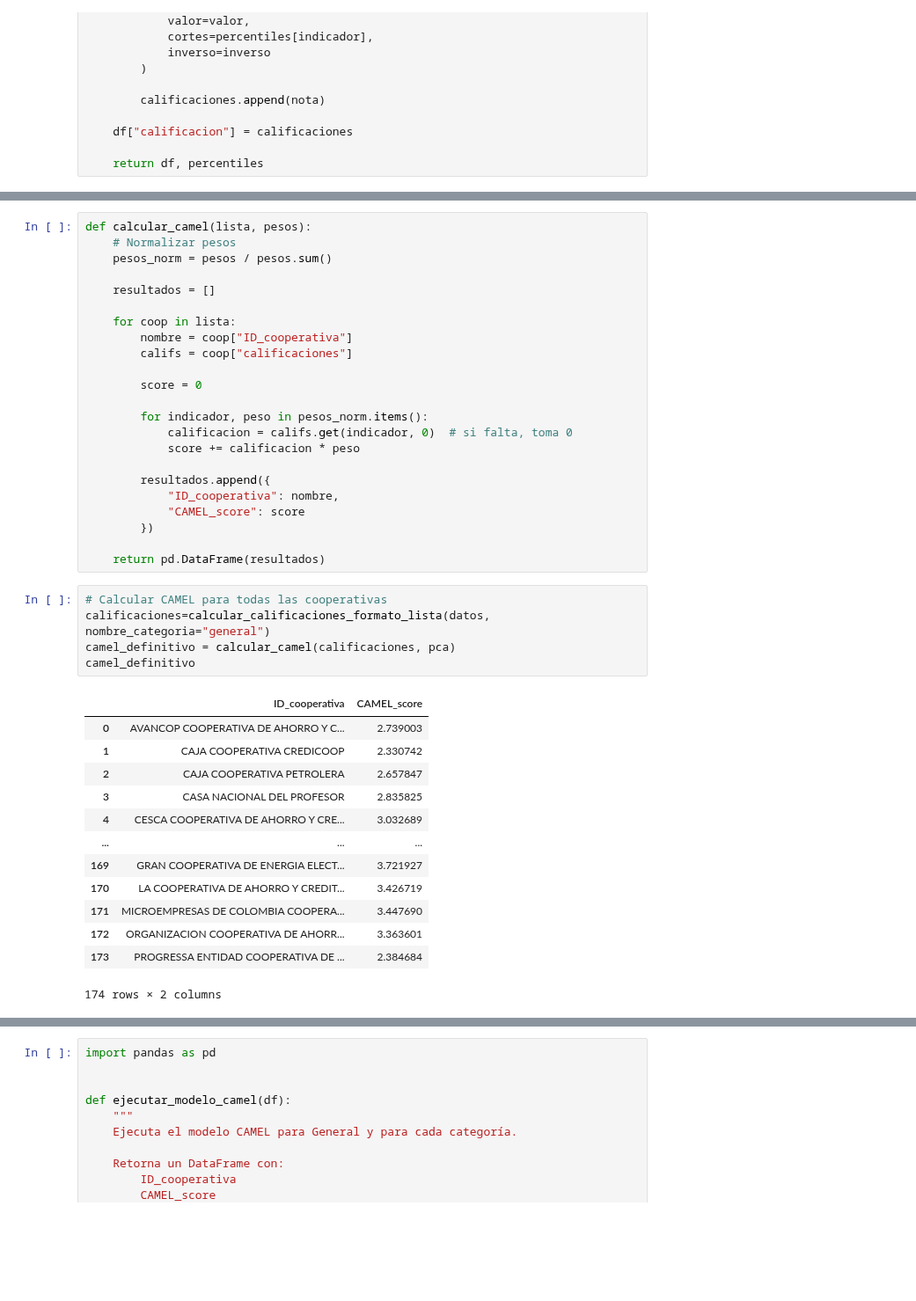
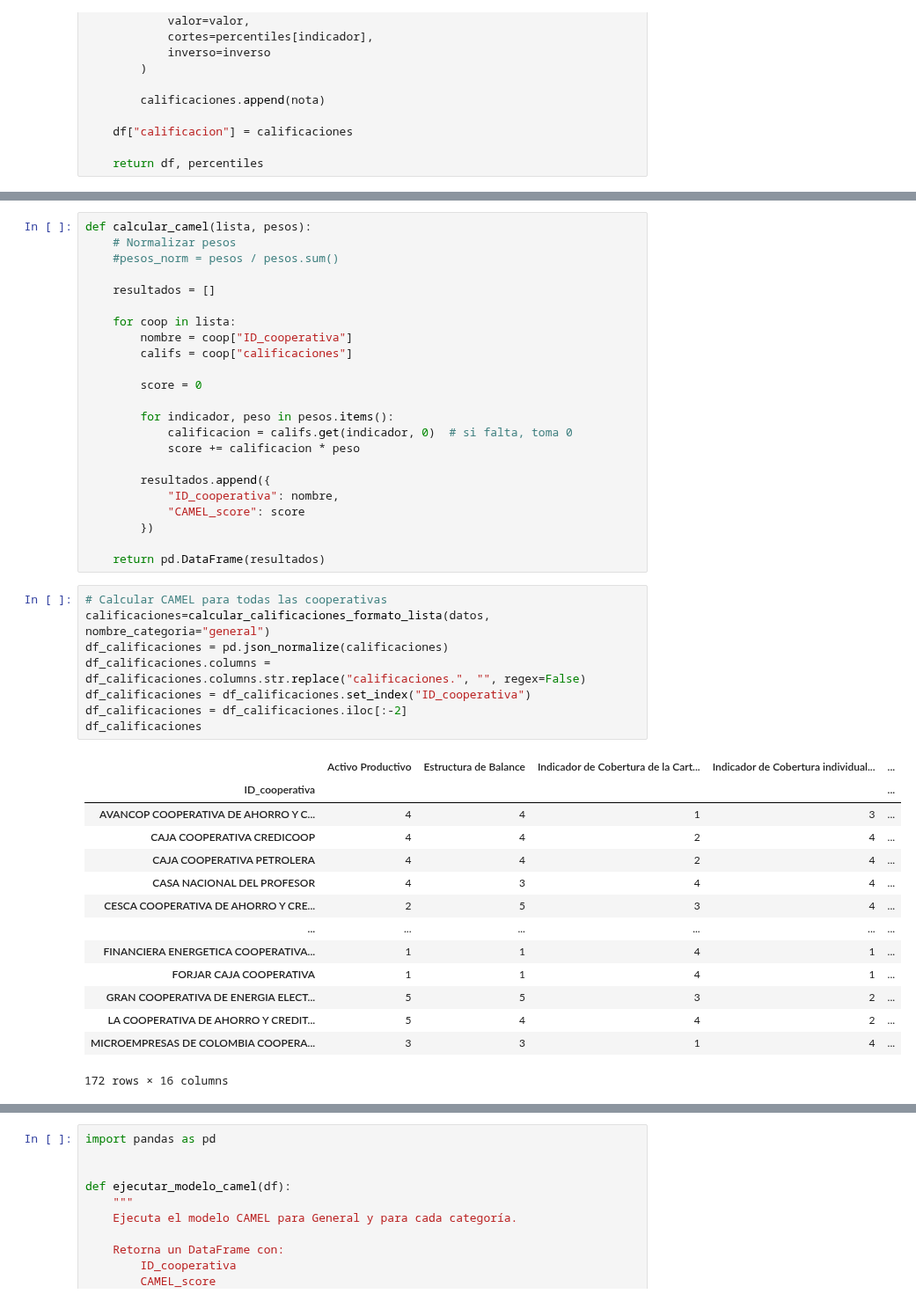
Before and after one commit to jhquiza/proyecto-riesgos, a Jupyter notebook: camel/9.Resultado_modelo_CAMEL.ipynb, the cells around one changed output, grey strips where cells are left out. Shown at 88% size. Cells and saved outputs as stored; diff of their text form; blank space fills up the shorter version.

Commit message:
Calculo CAMEL con pesos ponderados.

```diff
--- a/camel/9.Resultado_modelo_CAMEL.ipynb
+++ b/camel/9.Resultado_modelo_CAMEL.ipynb
@@ -721,7 +508,7 @@ dtype: float64
 # %%
 def calcular_camel(lista, pesos):
     # Normalizar pesos
-    pesos_norm = pesos / pesos.sum()
+    #pesos_norm = pesos / pesos.sum()
 
     resultados = []
 
@@ -731,7 +518,7 @@ def calcular_camel(lista, pesos):
 
         score = 0
 
-        for indicador, peso in pesos_norm.items():
+        for indicador, peso in pesos.items():
             calificacion = califs.get(indicador, 0)  # si falta, toma 0
             score += calificacion * peso
 
@@ -744,19 +531,23 @@ def calcular_camel(lista, pesos):
 # %%
 # Calcular CAMEL para todas las cooperativas
 calificaciones=calcular_calificaciones_formato_lista(datos, nombre_categoria="general")
-camel_definitivo = calcular_camel(calificaciones, pca)
-camel_definitivo
+df_calificaciones = pd.json_normalize(calificaciones)
+df_calificaciones.columns = df_calificaciones.columns.str.replace("calificaciones.", "", regex=False)
+df_calificaciones = df_calificaciones.set_index("ID_cooperativa")
+df_calificaciones = df_calificaciones.iloc[:-2]
+df_calificaciones
 # %% [output]
-|  | ID_cooperativa | CAMEL_score |
-| 0 | AVANCOP COOPERATIVA DE AHORRO Y C... | 2.739003 |
-| 1 | CAJA COOPERATIVA CREDICOOP | 2.330742 |
-| 2 | CAJA COOPERATIVA PETROLERA | 2.657847 |
-| 3 | CASA NACIONAL DEL PROFESOR | 2.835825 |
-| 4 | CESCA COOPERATIVA DE AHORRO Y CRE... | 3.032689 |
-| ... | ... | ... |
-| 169 | GRAN COOPERATIVA DE ENERGIA ELECT... | 3.721927 |
-| 170 | LA COOPERATIVA DE AHORRO Y CREDIT... | 3.426719 |
-| 171 | MICROEMPRESAS DE COLOMBIA COOPERA... | 3.447690 |
-| 172 | ORGANIZACION COOPERATIVA DE AHORR... | 3.363601 |
-| 173 | PROGRESSA ENTIDAD COOPERATIVA DE ... | 2.384684 |
+|  | Activo Productivo | Estructura de Balance | Indicador de Cobertura de la Cart... | Indicador de Cobertura individual... | ... |
+| ID_cooperativa |  |  |  |  | ... |
+| AVANCOP COOPERATIVA DE AHORRO Y C... | 4 | 4 | 1 | 3 | ... |
+| CAJA COOPERATIVA CREDICOOP | 4 | 4 | 2 | 4 | ... |
+| CAJA COOPERATIVA PETROLERA | 4 | 4 | 2 | 4 | ... |
+| CASA NACIONAL DEL PROFESOR | 4 | 3 | 4 | 4 | ... |
+| CESCA COOPERATIVA DE AHORRO Y CRE... | 2 | 5 | 3 | 4 | ... |
+| ... | ... | ... | ... | ... | ... |
+| FINANCIERA ENERGETICA COOPERATIVA... | 1 | 1 | 4 | 1 | ... |
+| FORJAR CAJA COOPERATIVA | 1 | 1 | 4 | 1 | ... |
+| GRAN COOPERATIVA DE ENERGIA ELECT... | 5 | 5 | 3 | 2 | ... |
+| LA COOPERATIVA DE AHORRO Y CREDIT... | 5 | 4 | 4 | 2 | ... |
+| MICROEMPRESAS DE COLOMBIA COOPERA... | 3 | 3 | 1 | 4 | ... |
-174 rows × 2 columns
+172 rows × 16 columns
```
Also changed, not shown: parts of 39 cells of this notebook, 1 other file.
